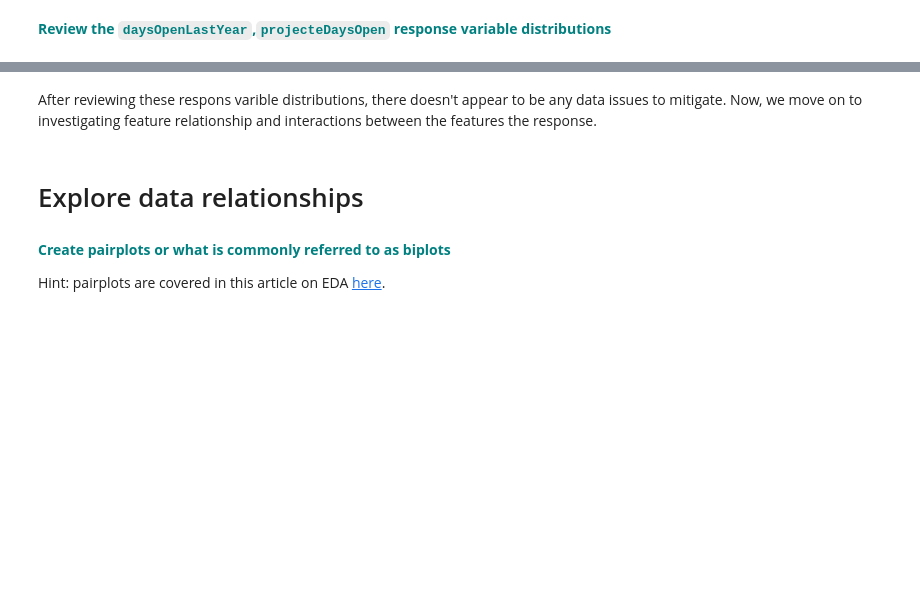
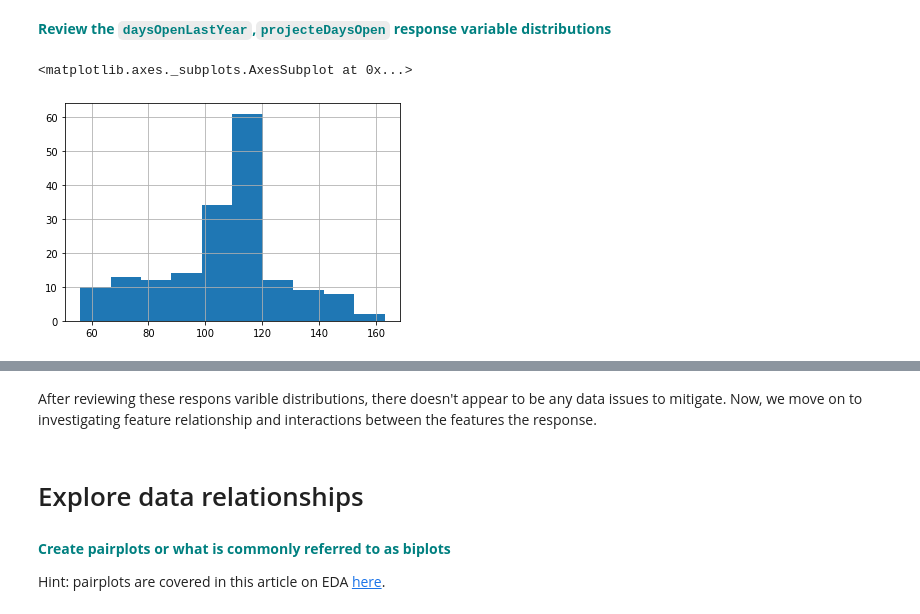
Before and after one commit to jolfr/capstone-01, a Jupyter notebook: notebooks/Notebook_stepthree.ipynb, the cells around one changed output, grey strips where cells are left out. Cells and saved outputs as stored; diff of their text form; code cells hidden in the pictures; blank space fills up the shorter version.

```diff
--- a/notebooks/Notebook_stepthree.ipynb
+++ b/notebooks/Notebook_stepthree.ipynb
@@ -306,3 +324,7 @@ There are many possible response variables you could have identified in Step 1 o
 <font color='teal'>**Review the `daysOpenLastYear`,`projecteDaysOpen` response variable distributions**</font>
 # %%
 # Do the same as above! You got this :)
+dfno['daysOpenLastYear'].hist()
+# %% [output]
+<matplotlib.axes._subplots.AxesSubplot at 0x...>
+[figure, added]
```
Also changed, not shown: parts of 20 cells of this notebook.
